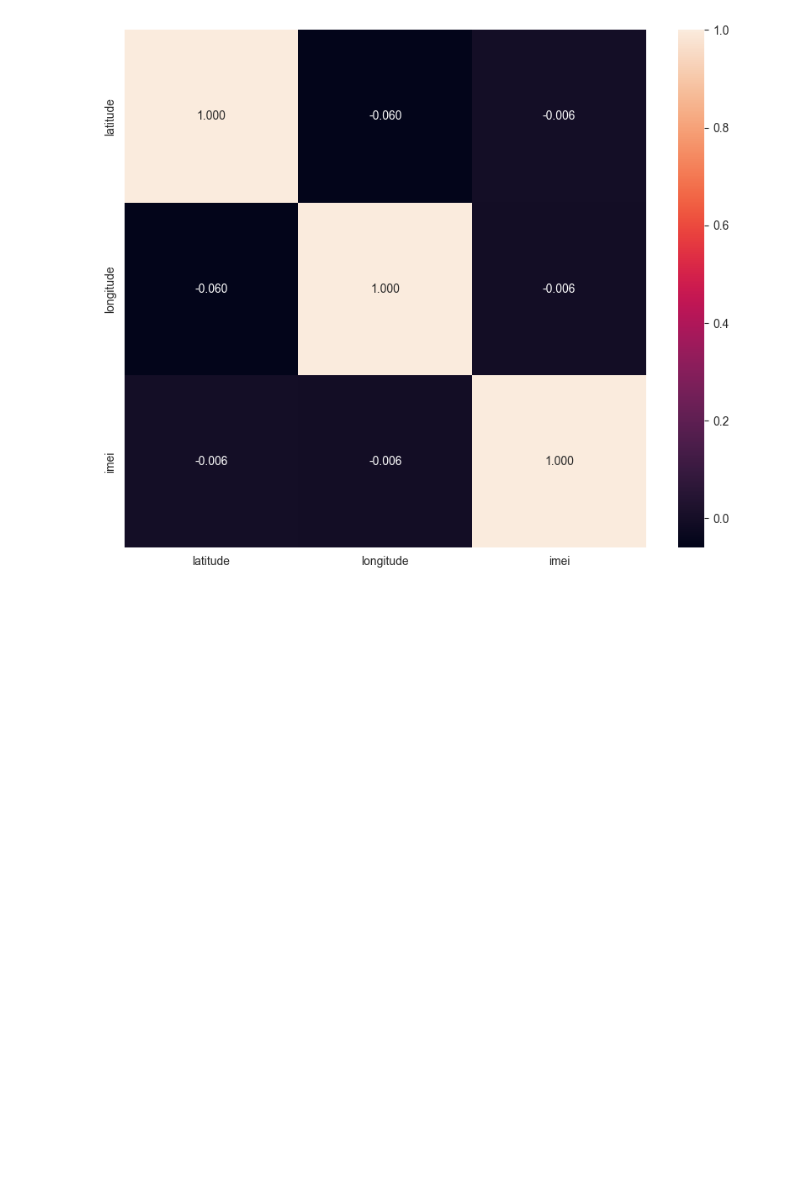
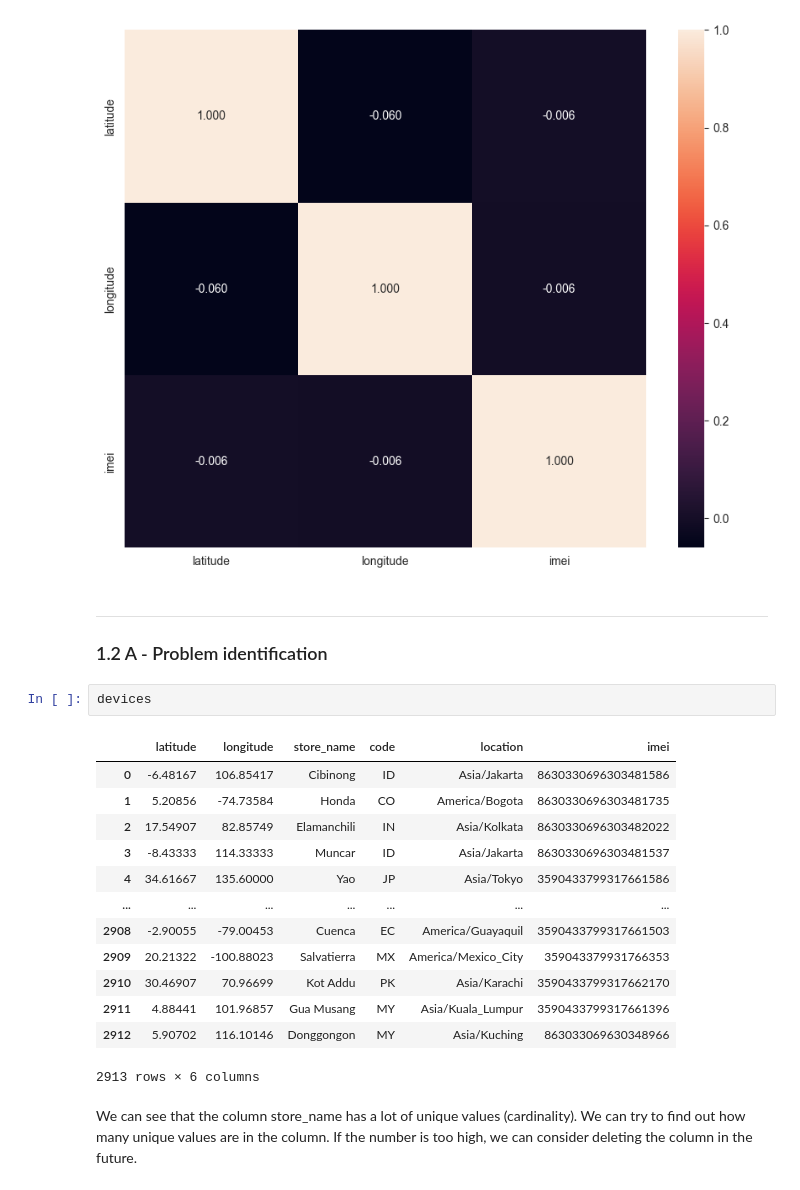
Before and after one commit to mariamatusiskova/IAU_project, a Jupyter notebook: datasets/devices.ipynb, the cells around one changed output. Drawn from its saved outputs; the diff is of its cells as text; blank space fills up the shorter version.

```diff
--- a/datasets/devices.ipynb
+++ b/datasets/devices.ipynb
@@ -269,3 +270,24 @@ sns.heatmap(devices.corr(numeric_only=True), ax=ax, annot=True, fmt=".3f")
 # %% [output]
 <Axes: >
 [figure]
+# %% [markdown]
+----------
+### 1.2 A - Problem identification
+# %%
+devices
+# %% [output]
+|  | latitude | longitude | store_name | code | location | imei |
+| 0 | -6.48167 | 106.85417 | Cibinong | ID | Asia/Jakarta | 8630330696303481586 |
+| 1 | 5.20856 | -74.73584 | Honda | CO | America/Bogota | 8630330696303481735 |
+| 2 | 17.54907 | 82.85749 | Elamanchili | IN | Asia/Kolkata | 8630330696303482022 |
+| 3 | -8.43333 | 114.33333 | Muncar | ID | Asia/Jakarta | 8630330696303481537 |
+| 4 | 34.61667 | 135.60000 | Yao | JP | Asia/Tokyo | 3590433799317661586 |
+| ... | ... | ... | ... | ... | ... | ... |
+| 2908 | -2.90055 | -79.00453 | Cuenca | EC | America/Guayaquil | 3590433799317661503 |
+| 2909 | 20.21322 | -100.88023 | Salvatierra | MX | America/Mexico_City | 359043379931766353 |
+| 2910 | 30.46907 | 70.96699 | Kot Addu | PK | Asia/Karachi | 3590433799317662170 |
+| 2911 | 4.88441 | 101.96857 | Gua Musang | MY | Asia/Kuala_Lumpur | 3590433799317661396 |
+| 2912 | 5.90702 | 116.10146 | Donggongon | MY | Asia/Kuching | 863033069630348966 |
+2913 rows × 6 columns
+# %% [markdown]
+We can see that the column store_name has a lot of unique values (cardinality). We can try to find out how many unique values are in the column. If the number is too high, we can consider deleting the column in the future.
```
Also changed, not shown: parts of 10 cells of this notebook, 1 other file.
